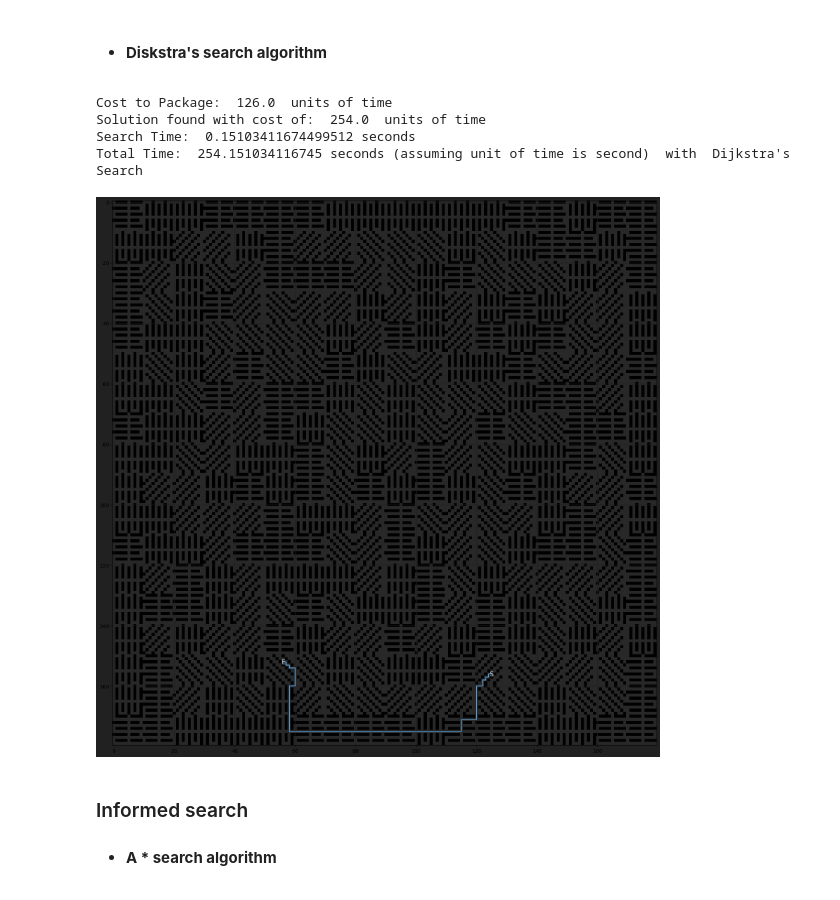
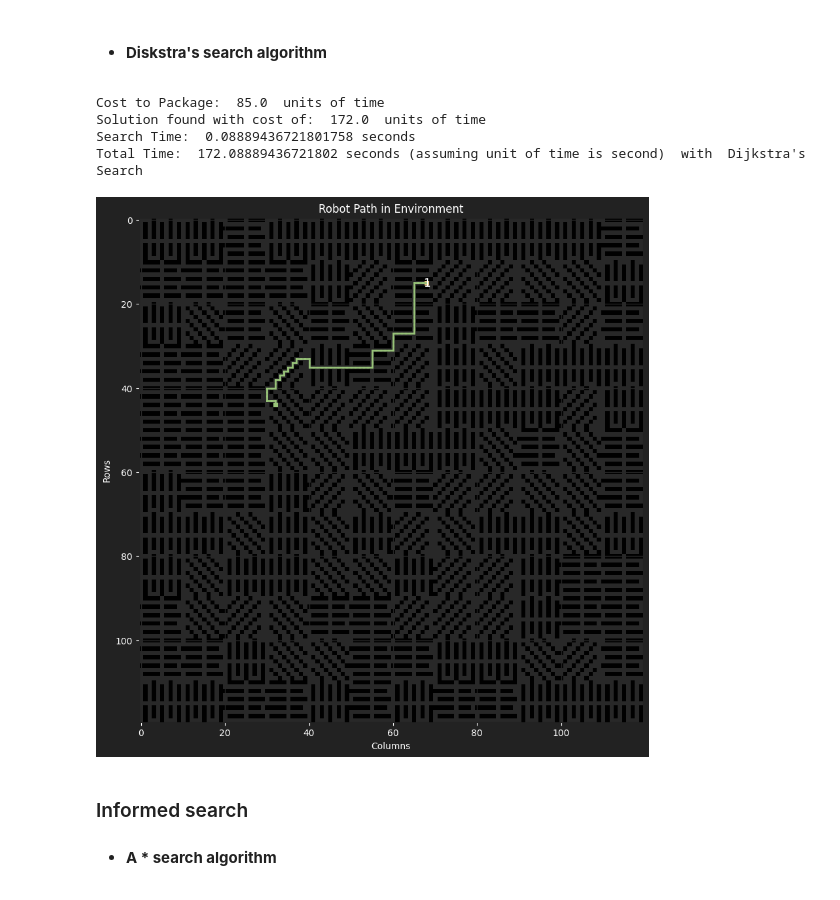
Before and after one commit to 0xdbff/AI, a Jupyter notebook: tp01.ipynb, the cells around one changed output. Saved outputs shown, nothing was run; the diff lists cells and outputs as text; code cells hidden in the pictures.

```diff
--- a/tp01.ipynb
+++ b/tp01.ipynb
@@ -13,10 +13,10 @@
 # %%
 from src.environment import Environment, WarehouseTypeEnum
 from src.algorithms import Search, AlgorithmTypeEnum, HeuristicEnum
-from src.utils import visualize_warehouse
+from src.utils import visualize_warehouse, visualize_working_path
+from src.robot_handler import MultiRobotHandler
 
-env = Environment(WarehouseTypeEnum.Regular,rows = 180, cols = 180)
-# env = Environment.load_from_file("./src_cuda/file.txt")
+env = Environment(WarehouseTypeEnum.Regular,rows = 120, cols = 120, n_packages=1, n_robots=1)
 # env = Environment(WarehouseTypeEnum.Random,rows = 1000, cols = 1000, obstacle_count=2000)
 # %% [markdown]
 ### Uninformed search
@@ -36,16 +36,16 @@ Total Time:  194.2458040714264 seconds (assuming unit of time is second)  with
 # %% [markdown]
 - #### **Diskstra's search algorithm**
 # %%
-search_dijkstra = Search(AlgorithmTypeEnum.DIJKSTRA, env, HeuristicEnum.MANHATTAN)
+search_dijkstra = Search(AlgorithmTypeEnum.DIJKSTRA, env)
 search_dijkstra.print_cost()
 
-visualize_warehouse(env.map, search_dijkstra.path)
+visualize_warehouse(env, search_dijkstra)
 # %% [output]
-Cost to Package:  126.0  units of time
-Solution found with cost of:  254.0  units of time
-Search Time:  0.15103411674499512 seconds
-Total Time:  254.151034116745 seconds (assuming unit of time is second)  with  Dijkstra's Search
+Cost to Package:  85.0  units of time
+Solution found with cost of:  172.0  units of time
+Search Time:  0.08889436721801758 seconds
+Total Time:  172.08889436721802 seconds (assuming unit of time is second)  with  Dijkstra's Search
-[figure, old version]
+[figure, new version]
 # %% [markdown]
 ### Informed search
 
```
Also changed, not shown: parts of 11 cells of this notebook, 7 other files.
